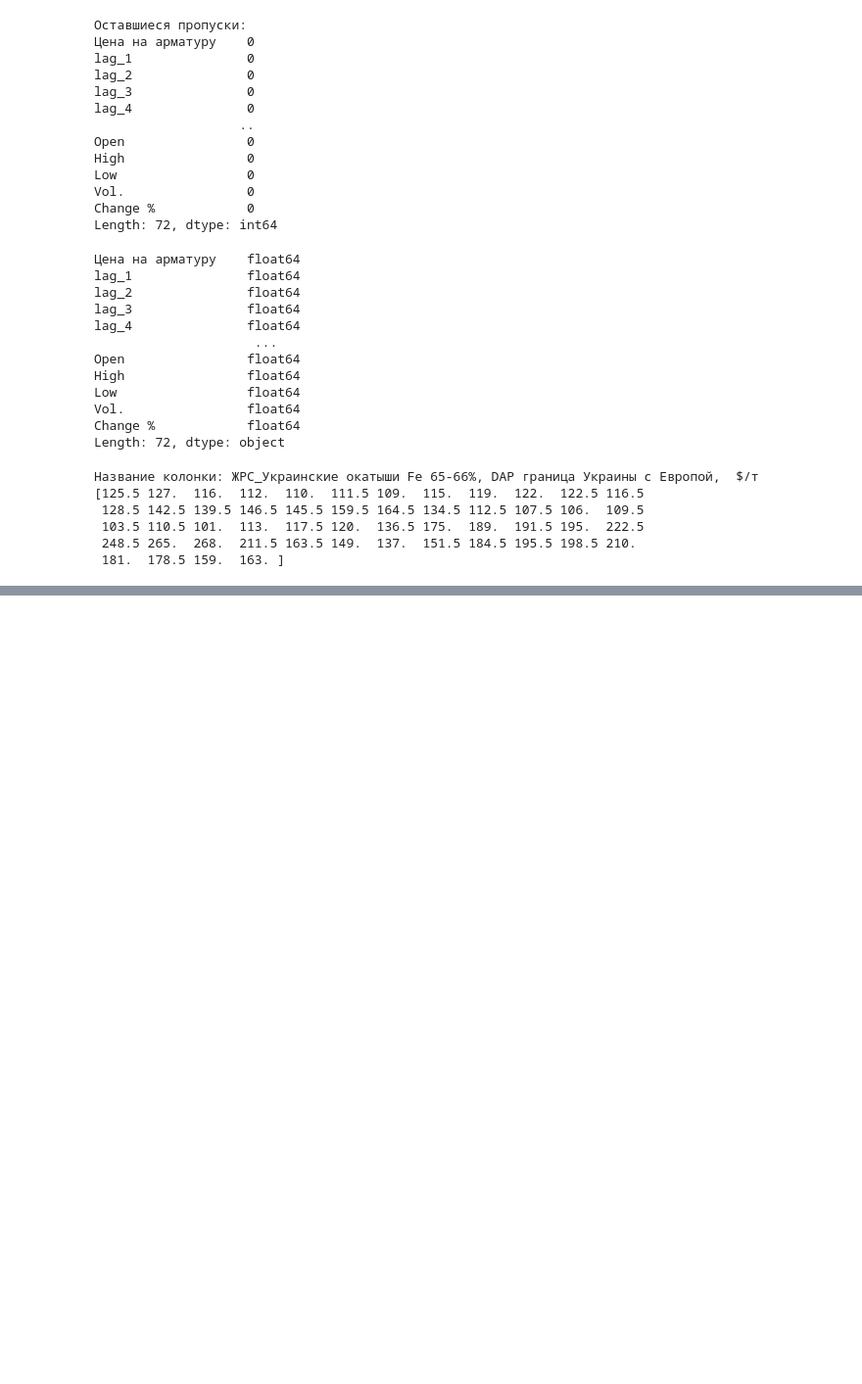
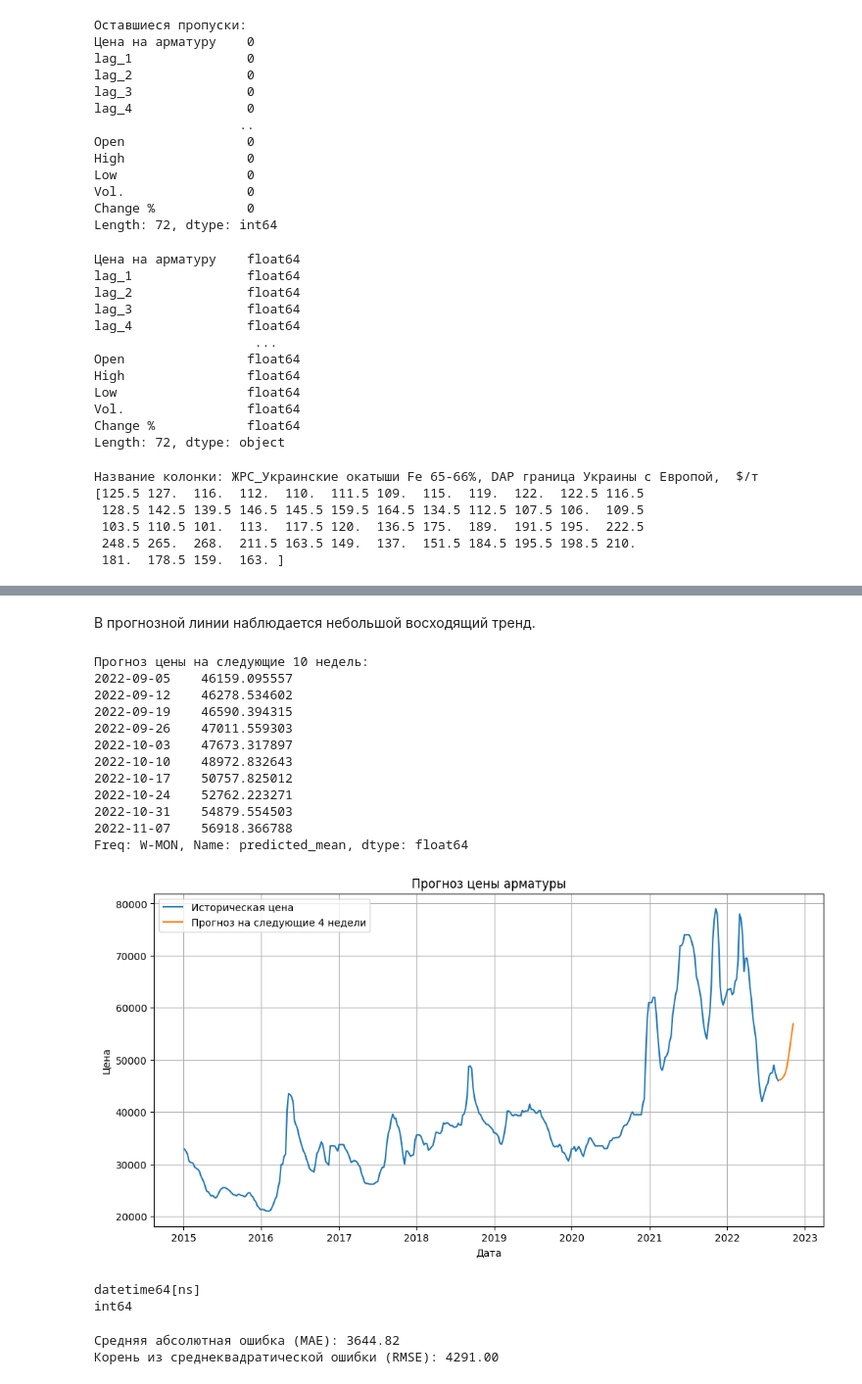
Before and after one commit to darinbtw/intensiv_3, a Jupyter notebook: vladislav_work/main_work.ipynb, the cells around one changed output, grey strips where cells are left out. Shown at 98% size. Cells and saved outputs as stored; diff of their text form; code cells hidden in the pictures; blank space fills up the shorter version.

```diff
--- a/vladislav_work/main_work.ipynb
+++ b/vladislav_work/main_work.ipynb
@@ -383,0 +452,50 @@ CatBoostError: Invalid cat_features[0] = Ellipsis value type=<class 'ellipsis'>:
+# %% [markdown]
+В прогнозной линии наблюдается небольшой восходящий тренд.
+# %%
+# Предполагаем, что у нас есть временной ряд цен 'price_data'
+
+# Выбор порядка модели ARIMA (p, d, q) - это нужно подбирать
+order = (20, 3, 0)  # Пример: AR=5, I=1 (дифференцирование), MA=0
+
+# Обучение модели на исторических данных до недели T
+# Для простоты предположим, что неделя T - это конец наших данных
+model = ARIMA(price_data['Цена на арматуру'], order=order)
+model_fit = model.fit()
+
+# Прогнозирование на следующие N недель (например, N=4)
+n_weeks_forecast = 10
+forecast = model_fit.predict(start=len(price_data), end=len(price_data) + n_weeks_forecast - 1)
+
+print(f"\nПрогноз цены на следующие {n_weeks_forecast} недель:")
+print(forecast)
+
+# Визуализация прогноза
+plt.figure(figsize=(12, 6))
+plt.plot(price_data['Цена на арматуру'], label='Историческая цена')
+plt.plot(forecast, label='Прогноз на следующие 4 недели')
+plt.title('Прогноз цены арматуры')
+plt.xlabel('Дата')
+plt.ylabel('Цена')
+plt.legend()
+plt.grid(True)
+plt.show()
+# %% [output]
+Прогноз цены на следующие 10 недель:
+2022-09-05    46159.095557
+2022-09-12    46278.534602
+2022-09-19    46590.394315
+2022-09-26    47011.559303
+2022-10-03    47673.317897
+2022-10-10    48972.832643
+2022-10-17    50757.825012
+2022-10-24    52762.223271
+2022-10-31    54879.554503
+2022-11-07    56918.366788
+Freq: W-MON, Name: predicted_mean, dtype: float64
+[figure, added]
+# %%
+print(price_data.index.dtype)
+print(test.index.dtype)
+# %% [output]
+datetime64[ns]
+int64
@@ -383,0 +504,29 @@ CatBoostError: Invalid cat_features[0] = Ellipsis value type=<class 'ellipsis'>:
+# %%
+# ВАЖНО: Здесь используется порядок модели, который вы указали последним (20, 3, 0).
+# Вы можете изменить его на более подходящий, например (1, 1, 0), если считаете, что он лучше.
+order = (10, 2, 0)
+model = ARIMA(price_data['Цена на арматуру'], order=order)
+model_fit = model.fit()
+
+# 3. Получение прогнозов на тестовых данных
+# Определяем начальную и конечную точку для прогнозирования
+start = len(price_data)
+end = len(price_data) + len(test_df) - 1
+
+# Получаем прогнозы
+# dynamic=False означает, что при прогнозировании каждого шага используются фактические значения предыдущих шагов (из тестовых данных)
+predictions = model_fit.predict(start=start, end=end, dynamic=False)
+
+# Приводим индекс прогнозов к индексу тестовых данных
+predictions.index = test_df.index
+
+# 4. Оценка модели
+# Рассчитываем метрики ошибки
+mae = mean_absolute_error(test_df['Цена на арматуру'], predictions)
+rmse = np.sqrt(mean_squared_error(test_df['Цена на арматуру'], predictions))
+
+print(f'Средняя абсолютная ошибка (MAE): {mae:.2f}')
+print(f'Корень из среднеквадратической ошибки (RMSE): {rmse:.2f}')
+# %% [output]
+Средняя абсолютная ошибка (MAE): 3644.82
+Корень из среднеквадратической ошибки (RMSE): 4291.00
```
Also changed, not shown: parts of 17 cells of this notebook, 10 other files.
